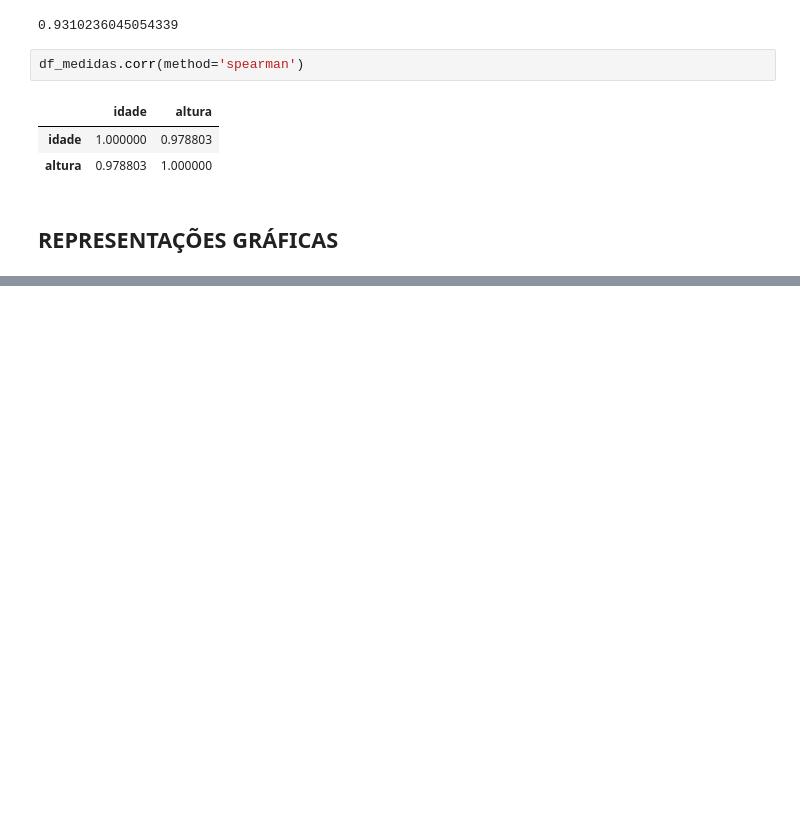
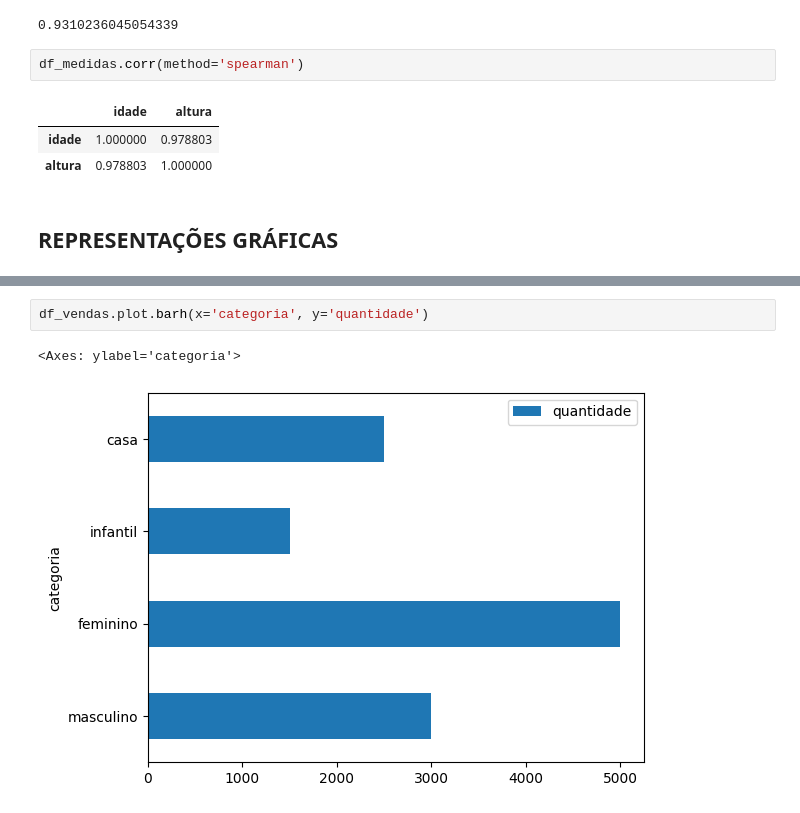
Before and after one commit to brunoramux/python-estatistica, a Jupyter notebook: estatistica.ipynb, the cells around one changed output, grey strips where cells are left out. Cells and saved outputs as stored; diff of their text form; blank space fills up the shorter version.

```diff
--- a/estatistica.ipynb
+++ b/estatistica.ipynb
@@ -132,0 +167,5 @@ Matplotlib is building the font cache; this may take a moment.
+# %%
+df_vendas.plot.barh(x='categoria', y='quantidade')
+# %% [output]
+<Axes: ylabel='categoria'>
+[figure, added]
```
Also changed, not shown: parts of 27 cells of this notebook.
